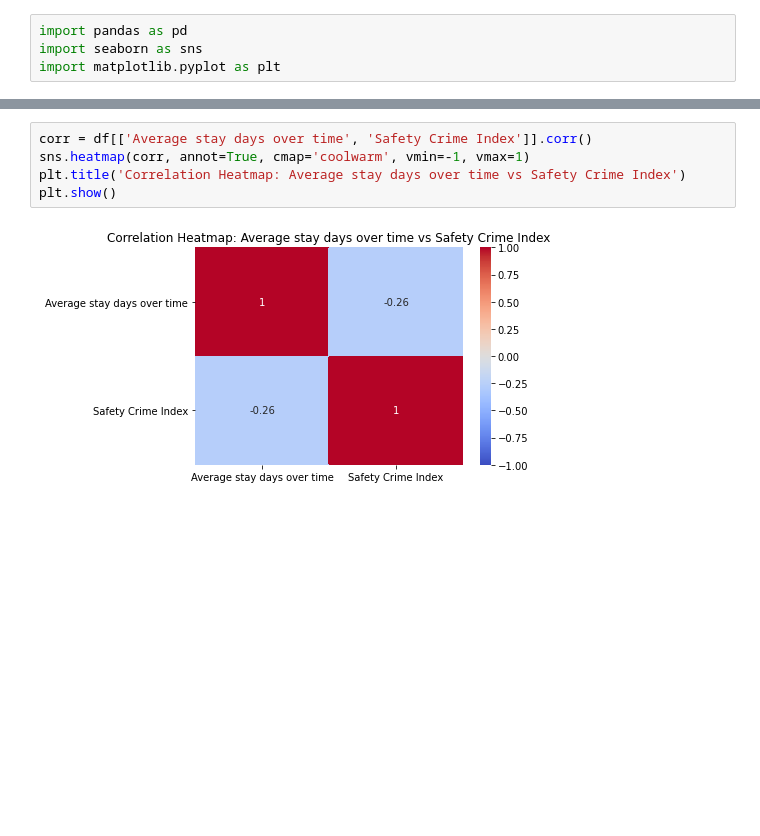
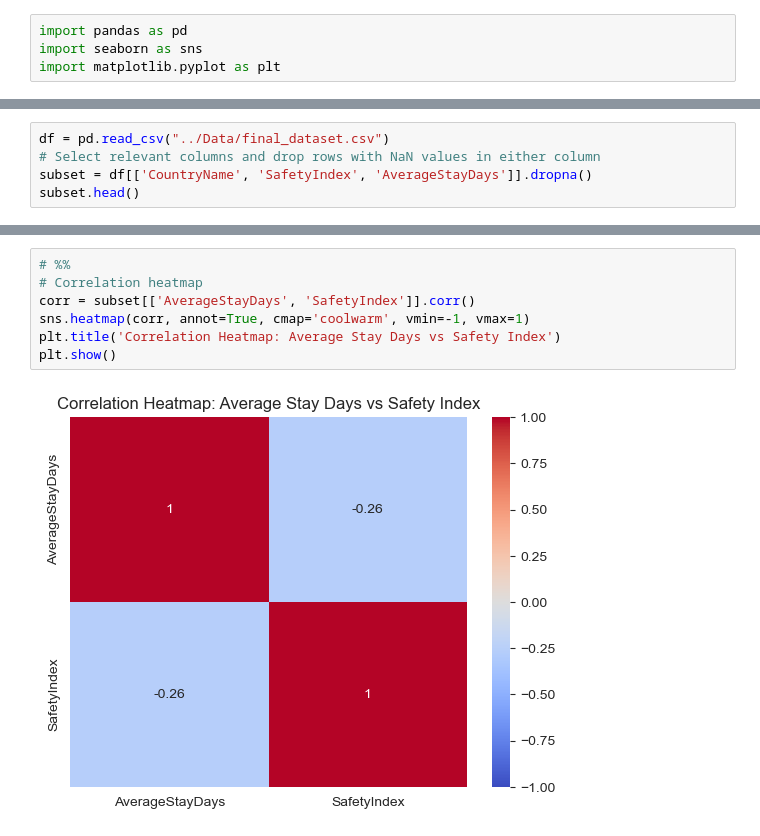
Before and after one commit to IuliaBunescu/tourism_clustering_project, a Jupyter notebook: EDA/correlation-safety-index-average-stay-Irina.ipynb, the cells around one changed output, grey strips where cells are left out. Cells and saved outputs as stored; diff of their text form; blank space fills up the shorter version.

Commit message:
Fix correlation-safety-index-average-stay-Irina.ipynb

```diff
--- a/EDA/correlation-safety-index-average-stay-Irina.ipynb
+++ b/EDA/correlation-safety-index-average-stay-Irina.ipynb
@@ -29,0 +7,5 @@ df
+# %%
+df = pd.read_csv("../Data/final_dataset.csv")
+# Select relevant columns and drop rows with NaN values in either column
+subset = df[['CountryName', 'SafetyIndex', 'AverageStayDays']].dropna()
+subset.head()
@@ -47,8 +37,10 @@ plt.show()
 # %%
-corr = df[['Average stay days over time', 'Safety Crime Index']].corr()
+# %%
+# Correlation heatmap
+corr = subset[['AverageStayDays', 'SafetyIndex']].corr()
 sns.heatmap(corr, annot=True, cmap='coolwarm', vmin=-1, vmax=1)
-plt.title('Correlation Heatmap: Average stay days over time vs Safety Crime Index')
+plt.title('Correlation Heatmap: Average Stay Days vs Safety Index')
 plt.show()
 # %% [output]
-[figure, old version]
+[figure, new version]
 # %%
```
Also changed, not shown: parts of 6 cells of this notebook.
